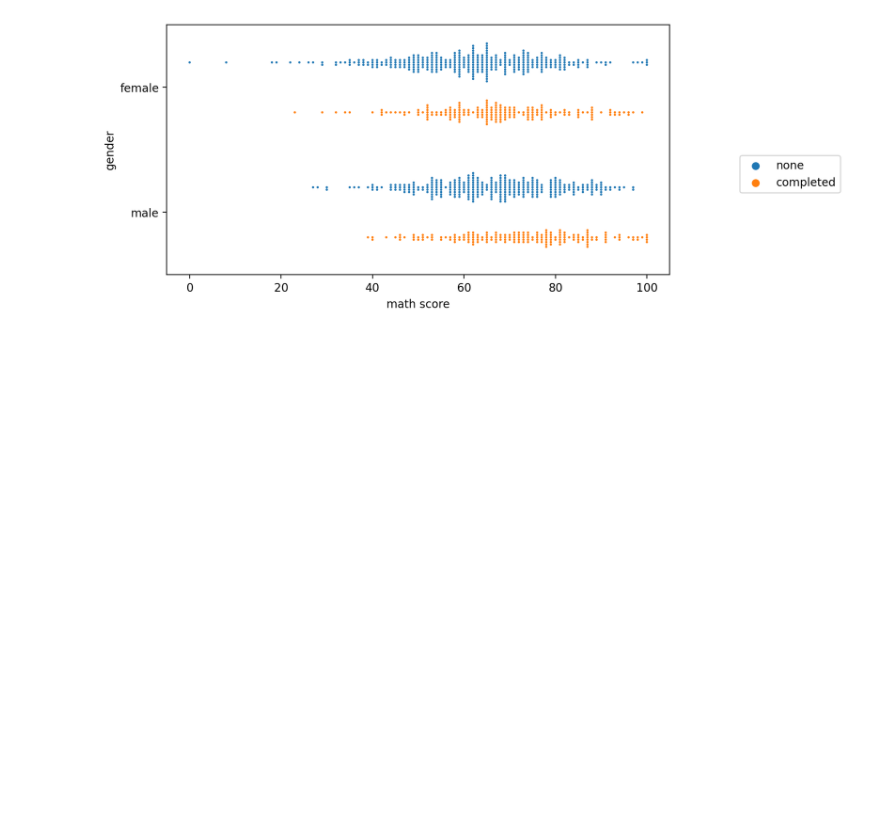
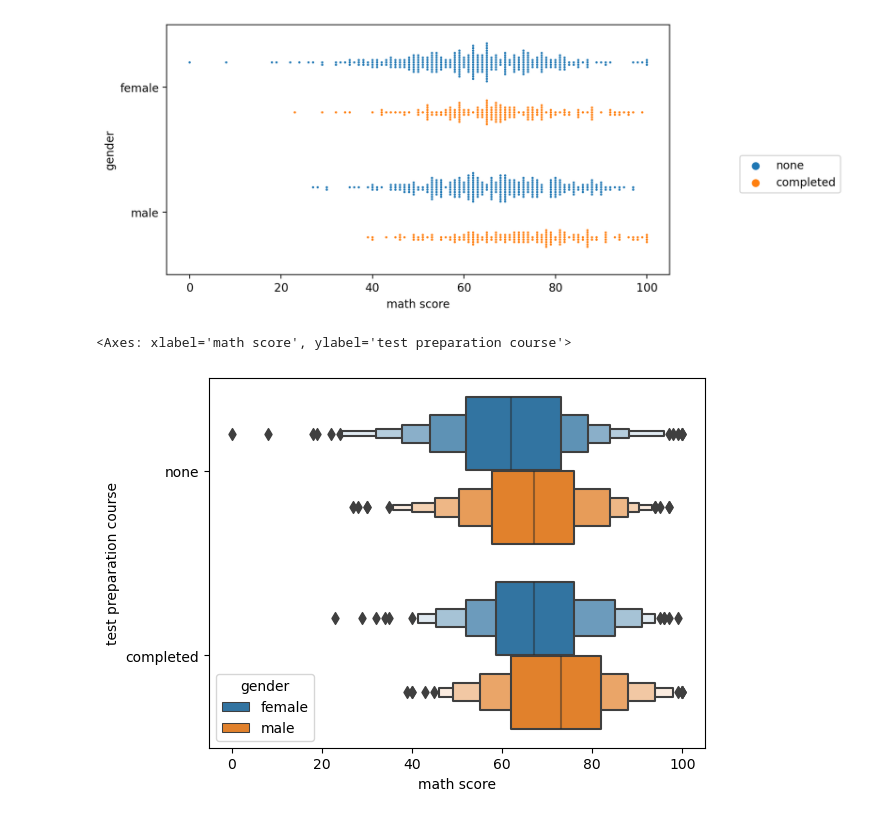
Before and after one commit to Alamgir55/bs-seaborn, a Jupyter notebook: cat-boxplot.ipynb, the cells around one changed output. Drawn from its saved outputs; the diff is of its cells as text; code cells hidden in the pictures; blank space fills up the shorter version.

Commit message:
'comparison-plot'

```diff
--- a/cat-boxplot.ipynb
+++ b/cat-boxplot.ipynb
@@ -113,4 +113,8 @@ plt.legend(bbox_to_anchor=(1.35,0.5))
 <matplotlib.legend.Legend at 0x...>
 [figure]
 # %%
-sns.boxenplot(x='math score',y='test preparation ')
+sns.boxenplot(x='math score',y='test preparation course',data=df,
+             hue='gender')
+# %% [output]
+<Axes: xlabel='math score', ylabel='test preparation course'>
+[figure, added]
```
